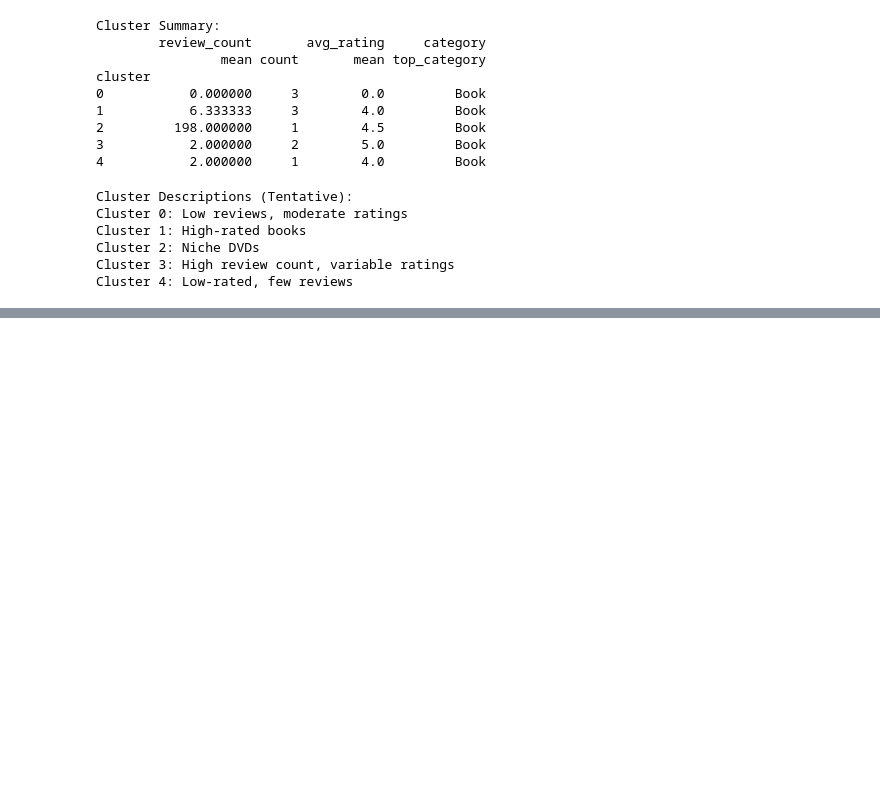
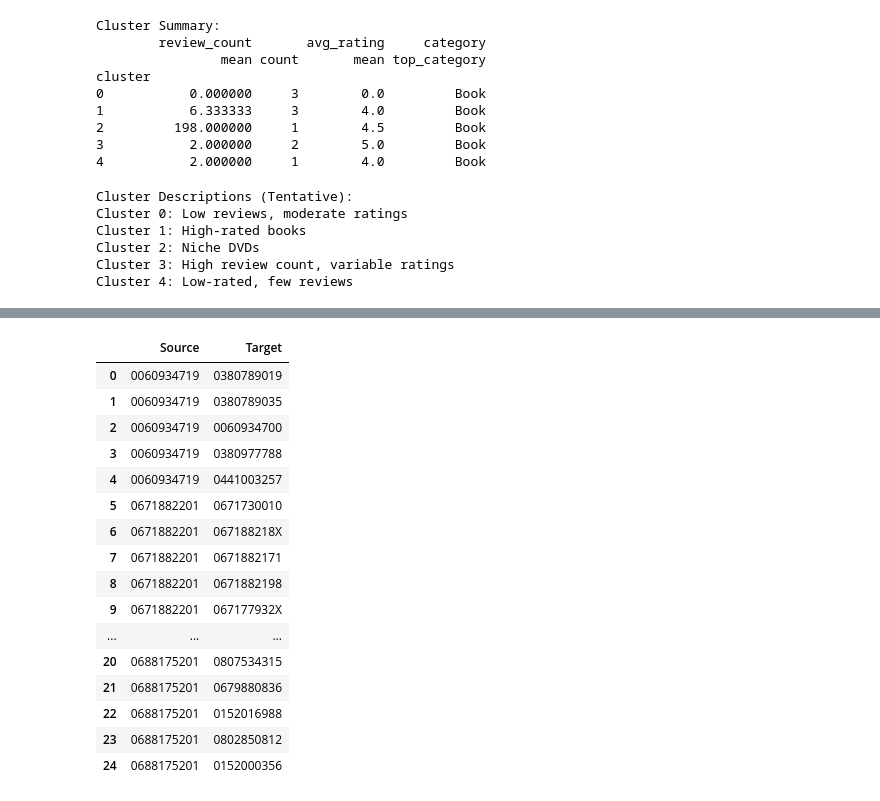
Before and after one commit to uginm102/MCSC-MUK, a Jupyter notebook: MCS7227 Data Analytics and Visualization/MCS_7227_Data_Analytics_and_Visualization_Amazon_Metadata.ipynb, the cells around one changed output, grey strips where cells are left out. Drawn from its saved outputs; the diff is of its cells as text; code cells hidden in the pictures; blank space fills up the shorter version.

```diff
--- a/MCS7227 Data Analytics and Visualization/MCS_7227_Data_Analytics_and_Visualization_Amazon_Metadata.ipynb
+++ b/MCS7227 Data Analytics and Visualization/MCS_7227_Data_Analytics_and_Visualization_Amazon_Metadata.ipynb
@@ -310,13 +310,37 @@ fig.show()
 # %%
 import pandas as pd
 edges = []
 for _, row in df.iterrows():
-    if row['co_purchases']:
+    if row['co_purchases'] and isinstance(row['co_purchases'], str):
         targets = row['co_purchases'].split('|')
         for target in targets:
             edges.append((row['ASIN'], target))
 edge_df = pd.DataFrame(edges, columns=['Source', 'Target'])
-edge_df.to_csv("co_purchase_edges.csv", index=False)
+# edge_df.to_csv("co_purchase_edges.csv", index=False)
+
+
+from IPython.display import display
+styled_df = edge_df.style.set_properties(**{'text-align': 'left'})\
+                         .set_table_styles([{'selector': 'th', 'props': [('font-weight', 'bold')]}])
+display(styled_df)
+# %% [output]
+|  | Source | Target |
+| 0 | 0060934719 | 0380789019 |
+| 1 | 0060934719 | 0380789035 |
+| 2 | 0060934719 | 0060934700 |
+| 3 | 0060934719 | 0380977788 |
+| 4 | 0060934719 | 0441003257 |
+| 5 | 0671882201 | 0671730010 |
+| 6 | 0671882201 | 067188218X |
+| 7 | 0671882201 | 0671882171 |
+| 8 | 0671882201 | 0671882198 |
+| 9 | 0671882201 | 067177932X |
+| ... | ... | ... |
+| 20 | 0688175201 | 0807534315 |
+| 21 | 0688175201 | 0679880836 |
+| 22 | 0688175201 | 0152016988 |
+| 23 | 0688175201 | 0802850812 |
+| 24 | 0688175201 | 0152000356 |
 # %%
 import plotly.express as px
 df = df[df['salesrank'] != -1]
```
Also changed, not shown: parts of 1 cell of this notebook.
